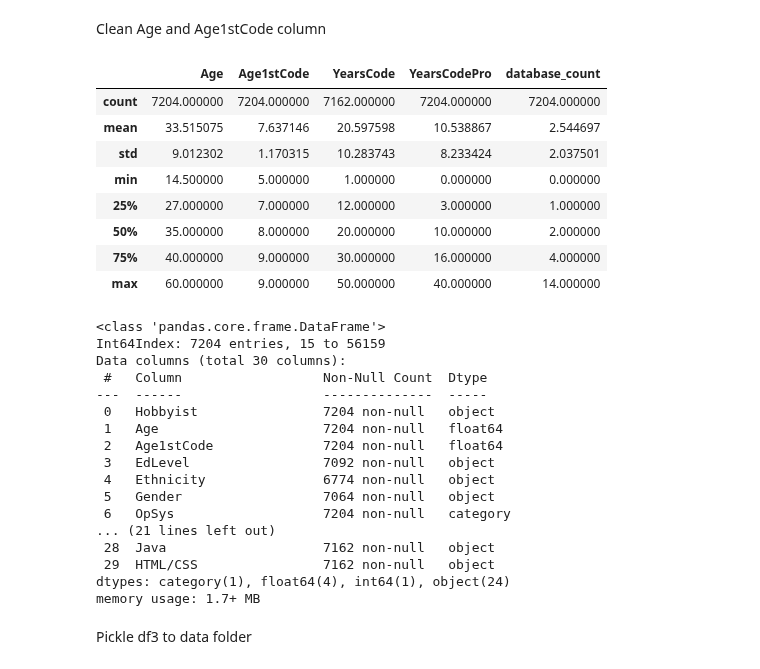
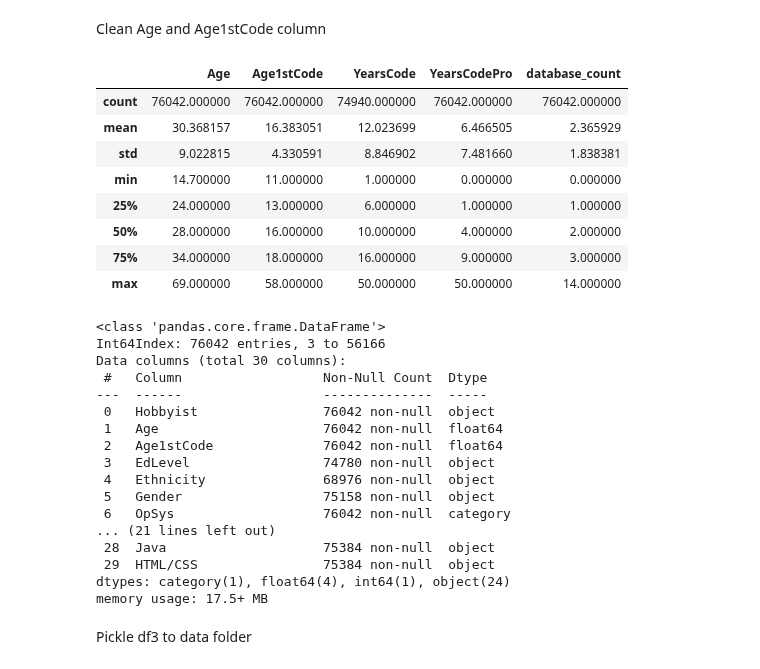
Before and after one commit to racheldilley1/coding-language-predictor, a Jupyter notebook: Notebooks/Data Acquisition & Cleaning.ipynb, the cells around one changed output. Cells and saved outputs as stored; diff of their text form; code cells hidden in the pictures.

```diff
--- a/Notebooks/Data Acquisition & Cleaning.ipynb
+++ b/Notebooks/Data Acquisition & Cleaning.ipynb
@@ -522,41 +522,41 @@ Clean Age and Age1stCode column
 # %%
 df3 = df3[df3['Age'] < 70] #max was 279, avg age of death is around 80
 df3 = df3[df3['Age'] > 14] #set min age, was 1
 df3 = df3[df3['Age1stCode'] < 60] #max was 85, which seems very unrealistic
-df3 = df3[df3['Age1stCode'] < 10] #set min age first code, was 5
+df3 = df3[df3['Age1stCode'] > 10] #set min age first code, was 5
 
 df3['YearsCodePro'] = df3['YearsCodePro'].fillna(value=0) #fill na values with 0 because non-prof coders included in survey
 df3.describe()
 # %% [output]
 |  | Age | Age1stCode | YearsCode | YearsCodePro | database_count |
-| count | 7204.000000 | 7204.000000 | 7162.000000 | 7204.000000 | 7204.000000 |
-| mean | 33.515075 | 7.637146 | 20.597598 | 10.538867 | 2.544697 |
-| std | 9.012302 | 1.170315 | 10.283743 | 8.233424 | 2.037501 |
-| min | 14.500000 | 5.000000 | 1.000000 | 0.000000 | 0.000000 |
-| 25% | 27.000000 | 7.000000 | 12.000000 | 3.000000 | 1.000000 |
-| 50% | 35.000000 | 8.000000 | 20.000000 | 10.000000 | 2.000000 |
-| 75% | 40.000000 | 9.000000 | 30.000000 | 16.000000 | 4.000000 |
-| max | 60.000000 | 9.000000 | 50.000000 | 40.000000 | 14.000000 |
+| count | 76042.000000 | 76042.000000 | 74940.000000 | 76042.000000 | 76042.000000 |
+| mean | 30.368157 | 16.383051 | 12.023699 | 6.466505 | 2.365929 |
+| std | 9.022815 | 4.330591 | 8.846902 | 7.481660 | 1.838381 |
+| min | 14.700000 | 11.000000 | 1.000000 | 0.000000 | 0.000000 |
+| 25% | 24.000000 | 13.000000 | 6.000000 | 1.000000 | 1.000000 |
+| 50% | 28.000000 | 16.000000 | 10.000000 | 4.000000 | 2.000000 |
+| 75% | 34.000000 | 18.000000 | 16.000000 | 9.000000 | 3.000000 |
+| max | 69.000000 | 58.000000 | 50.000000 | 50.000000 | 14.000000 |
 # %%
 df3.info()
 # %% [output]
 <class 'pandas.core.frame.DataFrame'>
-Int64Index: 7204 entries, 15 to 56159
+Int64Index: 76042 entries, 3 to 56166
 Data columns (total 30 columns):
  #   Column                  Non-Null Count  Dtype
 ---  ------                  --------------  -----
- 0   Hobbyist                7204 non-null   object
- 1   Age                     7204 non-null   float64
- 2   Age1stCode              7204 non-null   float64
- 3   EdLevel                 7092 non-null   object
- 4   Ethnicity               6774 non-null   object
- 5   Gender                  7064 non-null   object
- 6   OpSys                   7204 non-null   category
+ 0   Hobbyist                76042 non-null  object
+ 1   Age                     76042 non-null  float64
+ 2   Age1stCode              76042 non-null  float64
+ 3   EdLevel                 74780 non-null  object
+ 4   Ethnicity               68976 non-null  object
+ 5   Gender                  75158 non-null  object
+ 6   OpSys                   76042 non-null  category
 ... (21 lines left out)
- 28  Java                    7162 non-null   object
- 29  HTML/CSS                7162 non-null   object
+ 28  Java                    75384 non-null  object
+ 29  HTML/CSS                75384 non-null  object
 dtypes: category(1), float64(4), int64(1), object(24)
-memory usage: 1.7+ MB
+memory usage: 17.5+ MB
 # %% [markdown]
 Pickle df3 to data folder
 # %%
```
Also changed, not shown: 4 other files.
